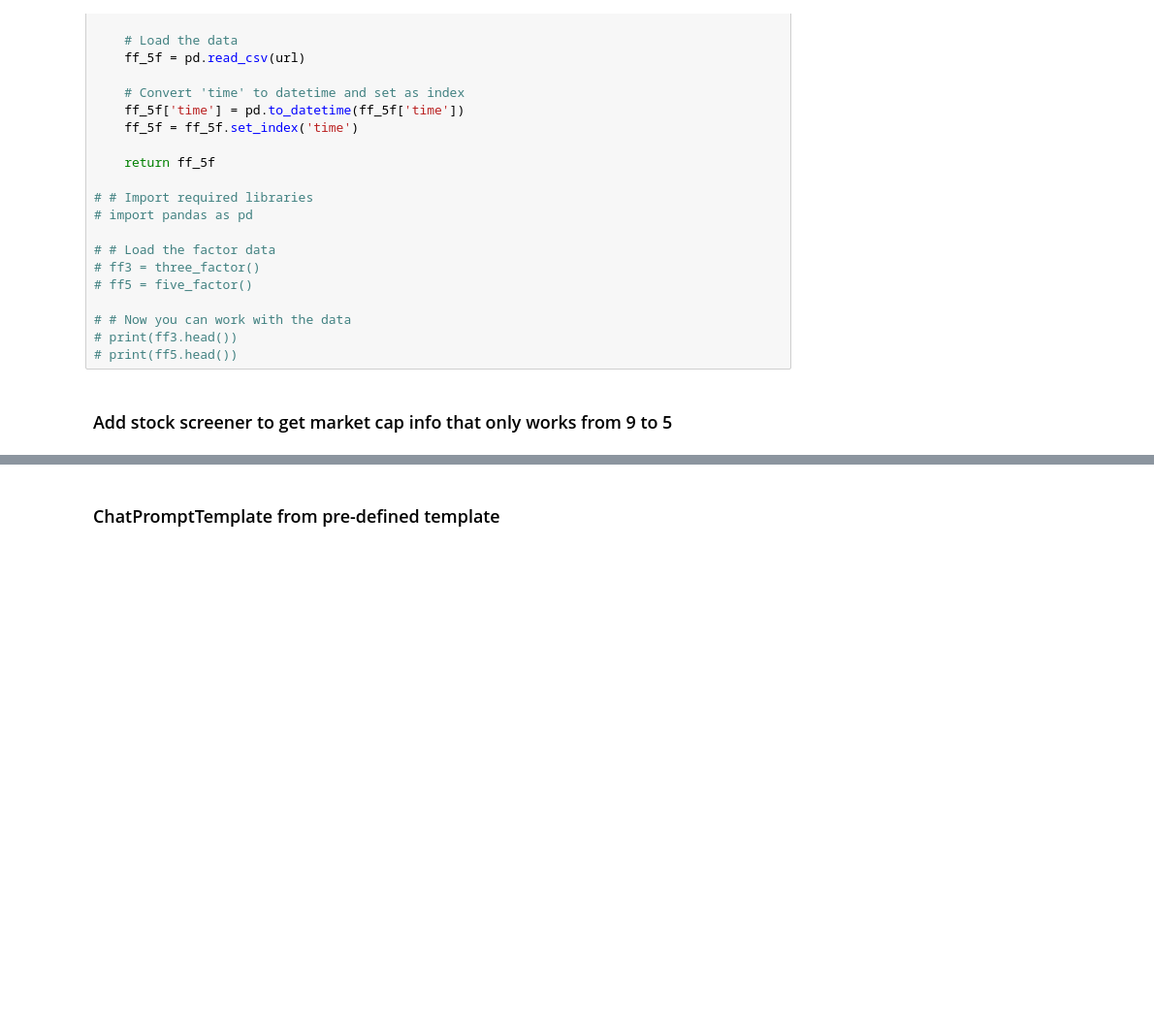
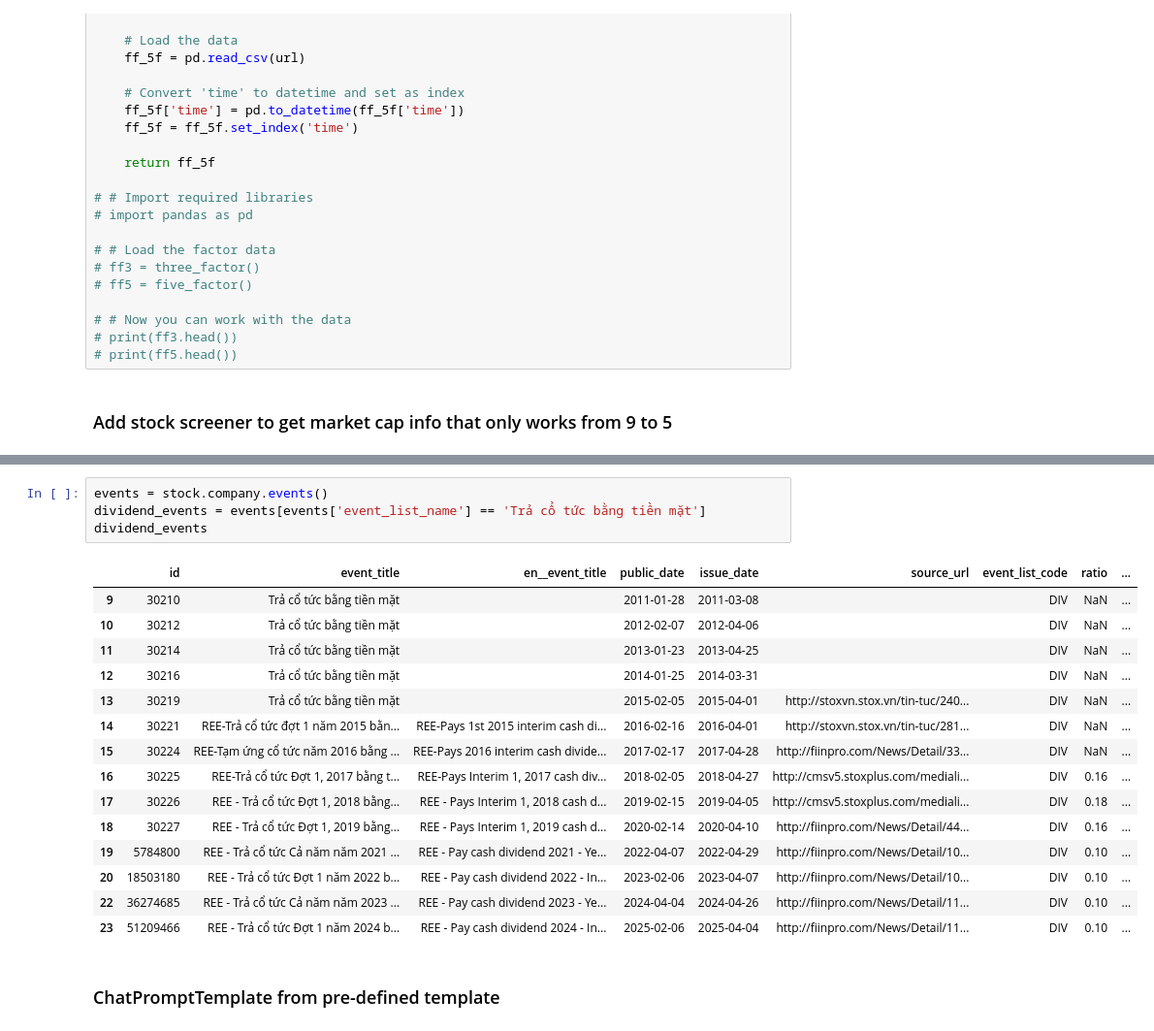
Before and after one commit to gahoccode/Jupyter, a Jupyter notebook: studies.ipynb, the cells around one changed output, grey strips where cells are left out. Shown at 97% size. Saved outputs shown, nothing was run; the diff lists cells and outputs as text; blank space fills up the shorter version.

Commit message:
feat: fetch and display REE company overview and dividend history

```diff
--- a/studies.ipynb
+++ b/studies.ipynb
@@ -1804,3 +1838,23 @@ def five_factor(url=None):
+# %%
+events = stock.company.events()
+dividend_events = events[events['event_list_name'] == 'Trả cổ tức bằng tiền mặt']
+dividend_events
+# %% [output]
+|  | id | event_title | en__event_title | public_date | issue_date | source_url | event_list_code | ratio | ... |
+| 9 | 30210 | Trả cổ tức bằng tiền mặt |  | 2011-01-28 | 2011-03-08 |  | DIV | NaN | ... |
+| 10 | 30212 | Trả cổ tức bằng tiền mặt |  | 2012-02-07 | 2012-04-06 |  | DIV | NaN | ... |
+| 11 | 30214 | Trả cổ tức bằng tiền mặt |  | 2013-01-23 | 2013-04-25 |  | DIV | NaN | ... |
+| 12 | 30216 | Trả cổ tức bằng tiền mặt |  | 2014-01-25 | 2014-03-31 |  | DIV | NaN | ... |
+| 13 | 30219 | Trả cổ tức bằng tiền mặt |  | 2015-02-05 | 2015-04-01 | http://stoxvn.stox.vn/tin-tuc/240... | DIV | NaN | ... |
+| 14 | 30221 | REE-Trả cổ tức đợt 1 năm 2015 bằn... | REE-Pays 1st 2015 interim cash di... | 2016-02-16 | 2016-04-01 | http://stoxvn.stox.vn/tin-tuc/281... | DIV | NaN | ... |
+| 15 | 30224 | REE-Tạm ứng cổ tức năm 2016 bằng ... | REE-Pays 2016 interim cash divide... | 2017-02-17 | 2017-04-28 | http://fiinpro.com/News/Detail/33... | DIV | NaN | ... |
+| 16 | 30225 | REE-Trả cổ tức Đợt 1, 2017 bằng t... | REE-Pays Interim 1, 2017 cash div... | 2018-02-05 | 2018-04-27 | http://cmsv5.stoxplus.com/mediali... | DIV | 0.16 | ... |
+| 17 | 30226 | REE - Trả cổ tức Đợt 1, 2018 bằng... | REE - Pays Interim 1, 2018 cash d... | 2019-02-15 | 2019-04-05 | http://cmsv5.stoxplus.com/mediali... | DIV | 0.18 | ... |
+| 18 | 30227 | REE - Trả cổ tức Đợt 1, 2019 bằng... | REE - Pays Interim 1, 2019 cash d... | 2020-02-14 | 2020-04-10 | http://fiinpro.com/News/Detail/44... | DIV | 0.16 | ... |
+| 19 | 5784800 | REE - Trả cổ tức Cả năm năm 2021 ... | REE - Pay cash dividend 2021 - Ye... | 2022-04-07 | 2022-04-29 | http://fiinpro.com/News/Detail/10... | DIV | 0.10 | ... |
+| 20 | 18503180 | REE - Trả cổ tức Đợt 1 năm 2022 b... | REE - Pay cash dividend 2022 - In... | 2023-02-06 | 2023-04-07 | http://fiinpro.com/News/Detail/10... | DIV | 0.10 | ... |
+| 22 | 36274685 | REE - Trả cổ tức Cả năm năm 2023 ... | REE - Pay cash dividend 2023 - Ye... | 2024-04-04 | 2024-04-26 | http://fiinpro.com/News/Detail/11... | DIV | 0.10 | ... |
+| 23 | 51209466 | REE - Trả cổ tức Đợt 1 năm 2024 b... | REE - Pay cash dividend 2024 - In... | 2025-02-06 | 2025-04-04 | http://fiinpro.com/News/Detail/11... | DIV | 0.10 | ... |
 # %% [markdown]
 ### ChatPromptTemplate from pre-defined template
 # %%
```
Also changed, not shown: parts of 4 cells of this notebook.
